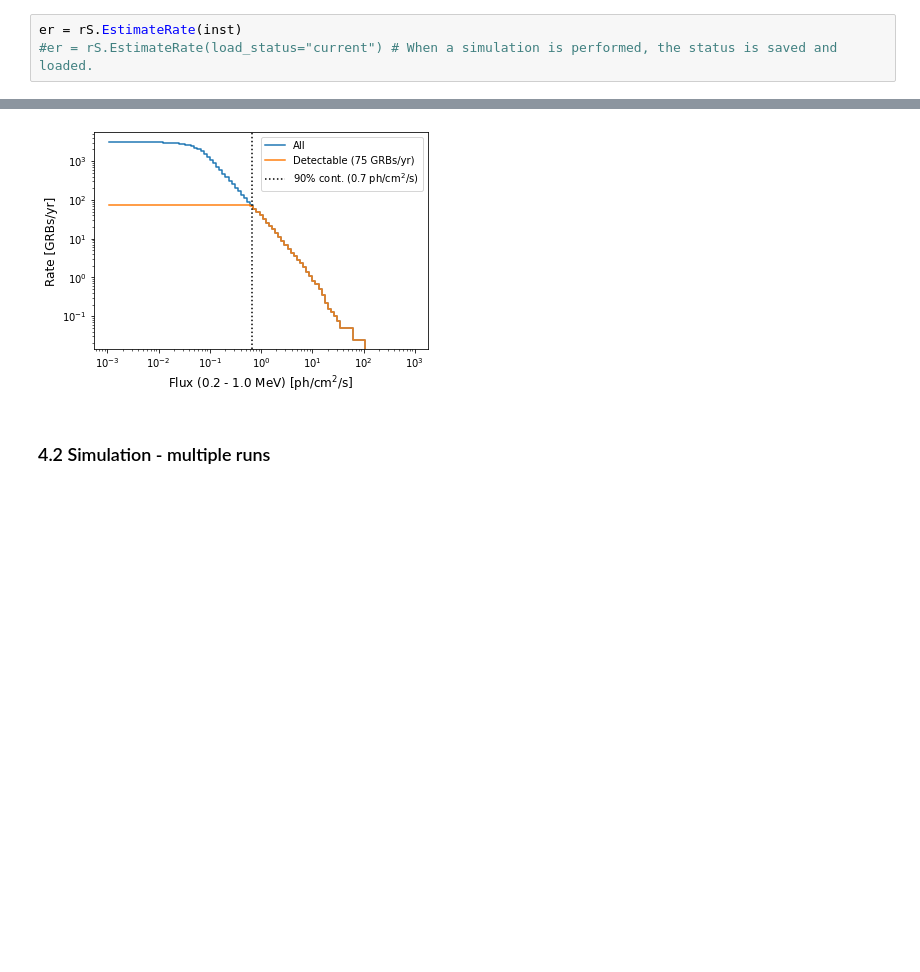
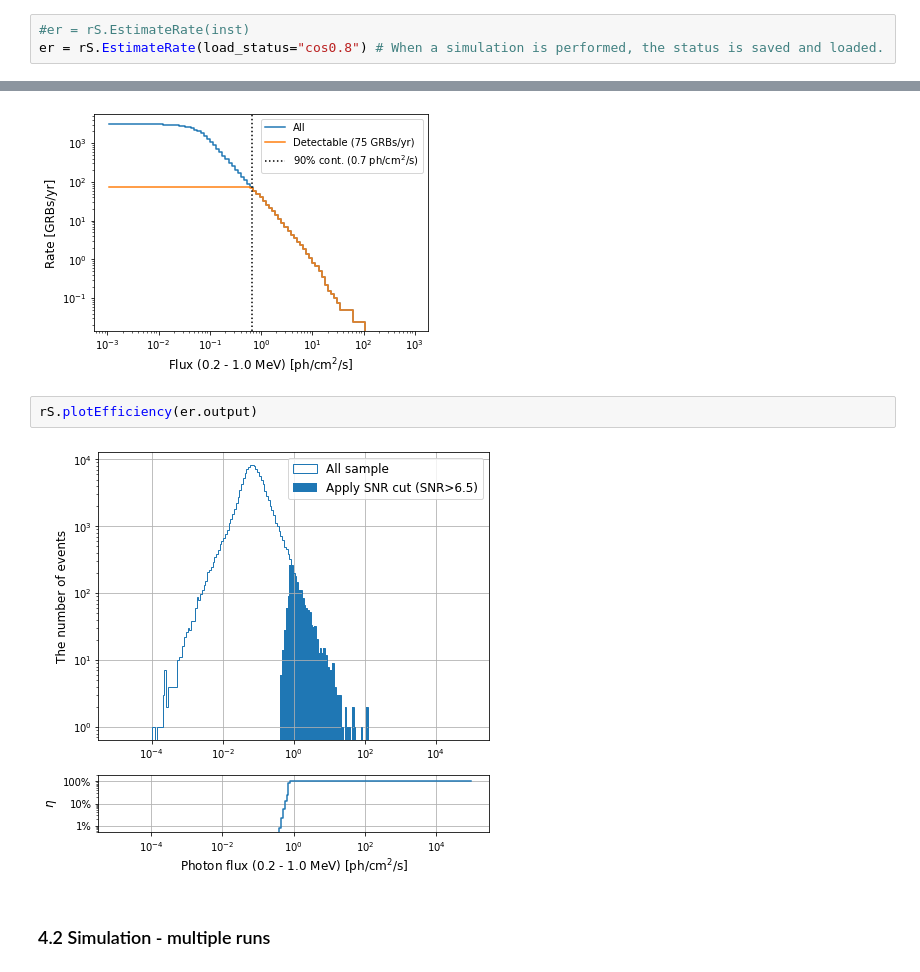
Before and after one commit to takdg123/grb_rate, a Jupyter notebook: tutorial.ipynb, the cells around one changed output, grey strips where cells are left out. Saved outputs shown, nothing was run; the diff lists cells and outputs as text; blank space fills up the shorter version.

```diff
--- a/tutorial.ipynb
+++ b/tutorial.ipynb
@@ -45,8 +49,8 @@ Table length=12
 # %% [markdown]
 ## 4. Estimate the GRB rate
 # %%
-er = rS.EstimateRate(inst)
-#er = rS.EstimateRate(load_status="current") # When a simulation is performed, the status is saved and loaded.
+#er = rS.EstimateRate(inst)
+er = rS.EstimateRate(load_status="cos0.8") # When a simulation is performed, the status is saved and loaded.
 # %% [markdown]
 ### 4.1 Single run
 # %%
@@ -60,6 +64,10 @@ output = er.forward_folding(verbose=True, return_output=True)
 rS.plotFluxHist(output)
 # %% [output]
 [figure]
+# %%
+rS.plotEfficiency(er.output)
+# %% [output]
+[figure, added]
 # %% [markdown]
 ### 4.2 Simulation - multiple runs
 # %%
```
Also changed, not shown: parts of 13 cells of this notebook, 1 other file.
